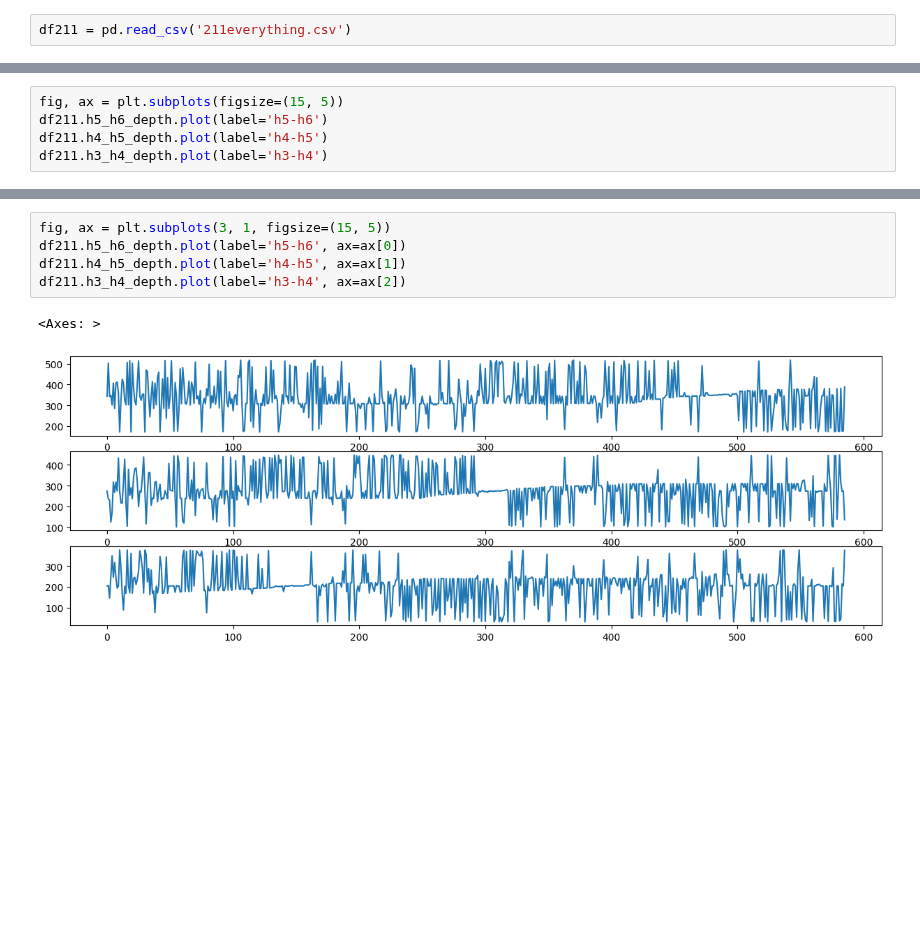
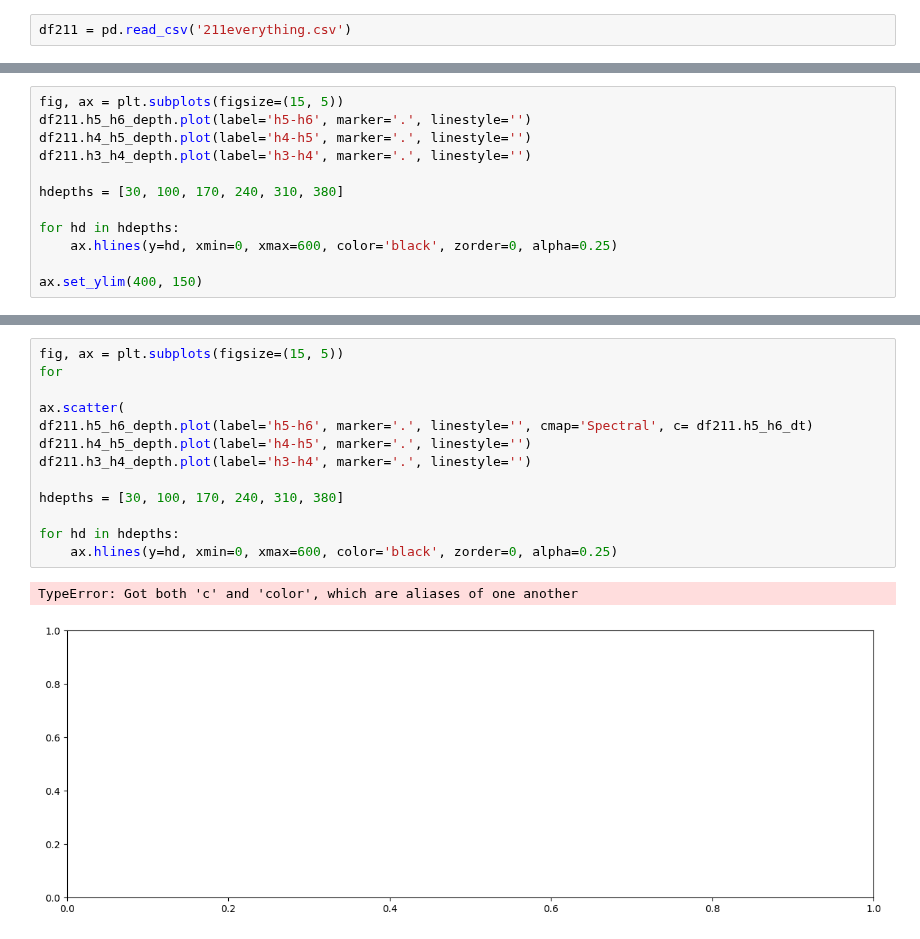
Before and after one commit to SerpRateAI/tensilePaper, a Jupyter notebook: everything-against-everything.ipynb, the cells around one changed output, grey strips where cells are left out. Drawn from its saved outputs; the diff is of its cells as text; blank space fills up the shorter version.

```diff
--- a/everything-against-everything.ipynb
+++ b/everything-against-everything.ipynb
@@ -72,6 +98,13 @@ df211.h6_h5_dt.plot(ax=ax[2])
 # %%
 fig, ax = plt.subplots(figsize=(15, 5))
-df211.h5_h6_depth.plot(label='h5-h6')
-df211.h4_h5_depth.plot(label='h4-h5')
-df211.h3_h4_depth.plot(label='h3-h4')
+df211.h5_h6_depth.plot(label='h5-h6', marker='.', linestyle='')
+df211.h4_h5_depth.plot(label='h4-h5', marker='.', linestyle='')
+df211.h3_h4_depth.plot(label='h3-h4', marker='.', linestyle='')
+
+hdepths = [30, 100, 170, 240, 310, 380]
+
+for hd in hdepths:
+    ax.hlines(y=hd, xmin=0, xmax=600, color='black', zorder=0, alpha=0.25)
+
+ax.set_ylim(400, 150)
 # %% [output]
@@ -80,8 +118,16 @@ df211.h3_h4_depth.plot(label='h3-h4')
 # %%
-fig, ax = plt.subplots(3, 1, figsize=(15, 5))
-df211.h5_h6_depth.plot(label='h5-h6', ax=ax[0])
-df211.h4_h5_depth.plot(label='h4-h5', ax=ax[1])
-df211.h3_h4_depth.plot(label='h3-h4', ax=ax[2])
+fig, ax = plt.subplots(figsize=(15, 5))
+for
+
+ax.scatter(
+df211.h5_h6_depth.plot(label='h5-h6', marker='.', linestyle='', cmap='Spectral', c= df211.h5_h6_dt)
+df211.h4_h5_depth.plot(label='h4-h5', marker='.', linestyle='')
+df211.h3_h4_depth.plot(label='h3-h4', marker='.', linestyle='')
+
+hdepths = [30, 100, 170, 240, 310, 380]
+
+for hd in hdepths:
+    ax.hlines(y=hd, xmin=0, xmax=600, color='black', zorder=0, alpha=0.25)
 # %% [output]
-<Axes: >
+TypeError: Got both 'c' and 'color', which are aliases of one another
-[figure, old version]
+[figure, new version]
```
Also changed, not shown: parts of 7 cells of this notebook, 8 other files.
